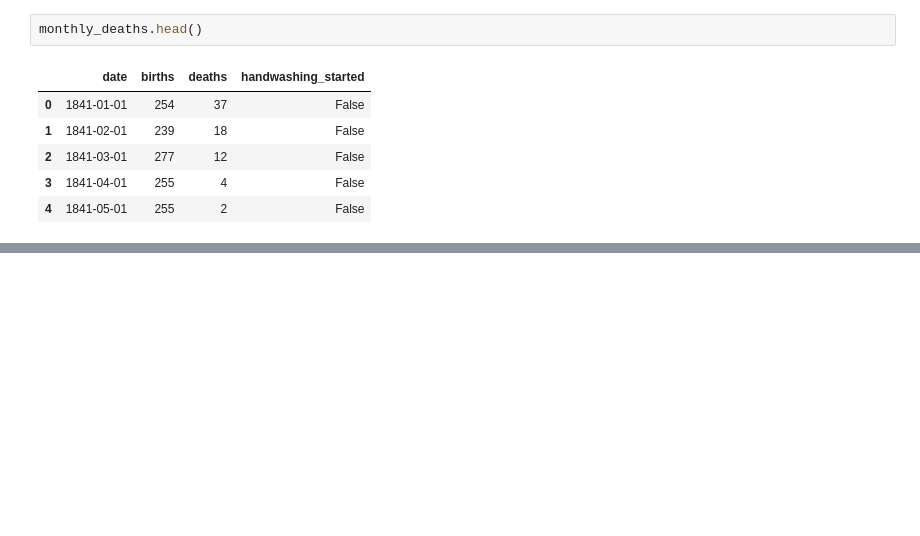
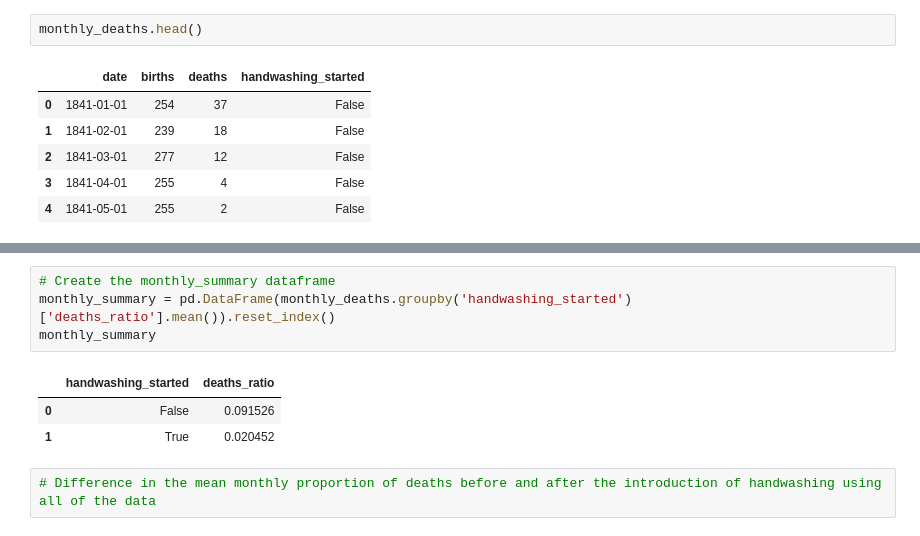
Before and after one commit to uyenhoang99/Real-World-Projects, a Jupyter notebook: Python/dr_semmelweis_and_the_importance_of_handwashing.ipynb, the cells around one changed output, grey strips where cells are left out. Cells and saved outputs as stored; diff of their text form; blank space fills up the shorter version.

```diff
--- a/Python/dr_semmelweis_and_the_importance_of_handwashing.ipynb
+++ b/Python/dr_semmelweis_and_the_importance_of_handwashing.ipynb
@@ -81,0 +82,10 @@ monthly_deaths.head()
+# %%
+# Create the monthly_summary dataframe
+monthly_summary = pd.DataFrame(monthly_deaths.groupby('handwashing_started')['deaths_ratio'].mean()).reset_index()
+monthly_summary
+# %% [output]
+|  | handwashing_started | deaths_ratio |
+| 0 | False | 0.091526 |
+| 1 | True | 0.020452 |
+# %%
+# Difference in the mean monthly proportion of deaths before and after the introduction of handwashing using all of the data
```
Also changed, not shown: parts of 4 cells of this notebook, 1 other file.
